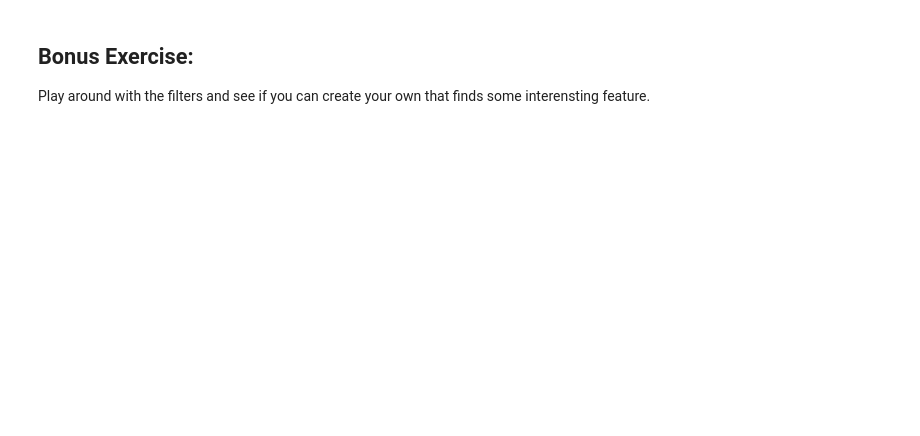
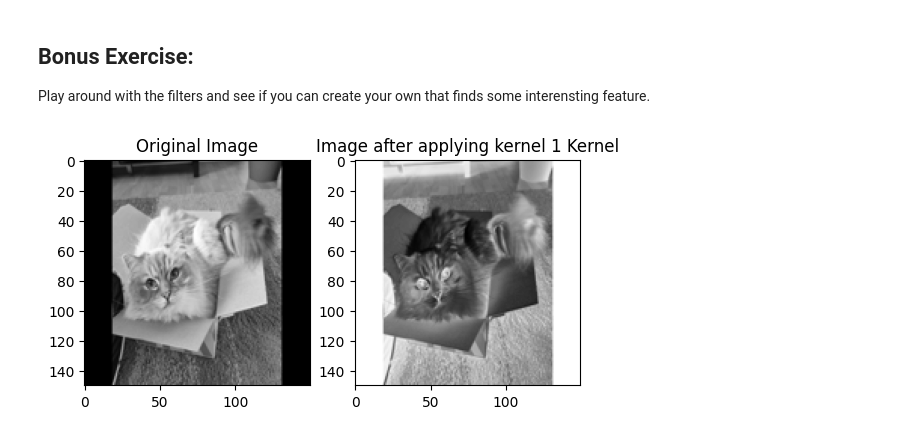
Before and after one commit to Kevy69/deep-machine-learning, a Jupyter notebook: 4 December - 8 December/Code/Vizualizing_CNN_kernels.ipynb, the cells around one changed output. Drawn from its saved outputs; the diff is of its cells as text; code cells hidden in the pictures; blank space fills up the shorter version.

```diff
--- a/4 December - 8 December/Code/Vizualizing_CNN_kernels.ipynb
+++ b/4 December - 8 December/Code/Vizualizing_CNN_kernels.ipynb
@@ -166,13 +147,9 @@ def apply_kernel_and_display(kernel, kernel_name, image):
     plt.imshow(img, cmap='gray')
     plt.title("Original Image")
 
-
-    processed_image = model.predict(image_array)
+    processed_image = model.predict(image, verbose=0)
     processed_image = processed_image[0, :, :, 0]
     fig.add_subplot(1,2,2)
     plt.imshow(processed_image, cmap='gray')
     plt.title(f"Image after applying {kernel_name} Kernel")
     plt.show()
-
-for name, kernel in kernels.items():
-    apply_kernel_and_display(kernel.reshape(3, 3, 1, 1), name, image_array)
@@ -207,3 +190,15 @@ for name, kernel in kernels.items():
 # %% [markdown]
 ## Bonus Exercise:
 Play around with the filters and see if you can create your own that finds some interensting feature.
+# %%
+kernels = {
+    "kernel 1": np.array([[0, 0, 0],
+                          [0, -1, 0],
+                          [0, 0, 0]]
+    ),
+}
+
+for name, kernel in kernels.items():
+    apply_kernel_and_display(kernel.reshape(3, 3, 1, 1), name, image_array)
+# %% [output]
+[figure, added]
```
Also changed, not shown: parts of 5 cells of this notebook.
